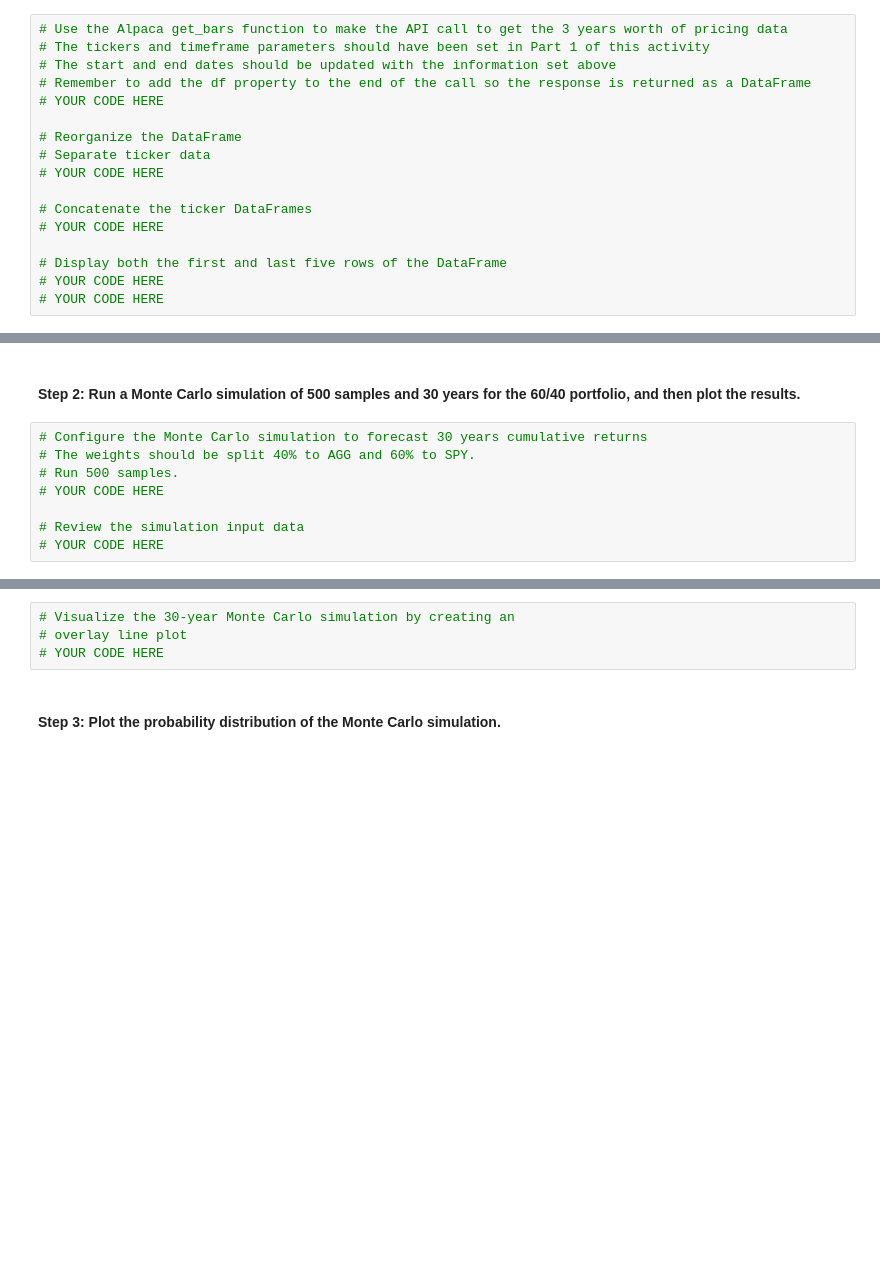
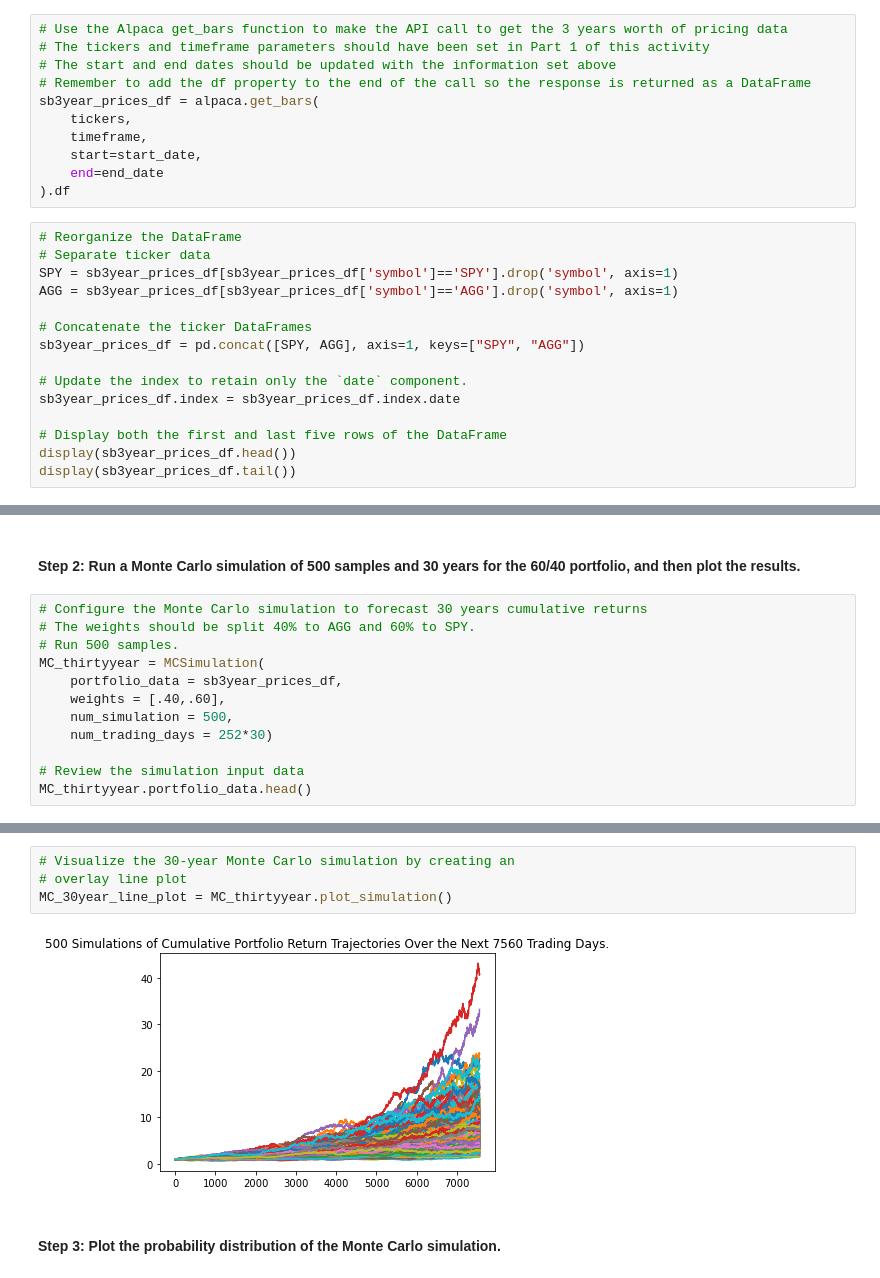
Before and after one commit to MC-Stream/The-Silver-Room, a Jupyter notebook: Module5-C/Starter_Code/financial_planning_tools.ipynb, the cells around one changed output, grey strips where cells are left out. Cells and saved outputs as stored; diff of their text form; blank space fills up the shorter version.

```diff
--- a/Module5-C/Starter_Code/financial_planning_tools.ipynb
+++ b/Module5-C/Starter_Code/financial_planning_tools.ipynb
@@ -437,15 +437,24 @@ In this section, you’ll use the MCForecastTools library to create a Monte Carl
 # The tickers and timeframe parameters should have been set in Part 1 of this activity
 # The start and end dates should be updated with the information set above
 # Remember to add the df property to the end of the call so the response is returned as a DataFrame
-# YOUR CODE HERE
-
-# Reorganize the DataFrame
-# Separate ticker data
-# YOUR CODE HERE
-
-# Concatenate the ticker DataFrames
-# YOUR CODE HERE
-
-# Display both the first and last five rows of the DataFrame
-# YOUR CODE HERE
-# YOUR CODE HERE
+sb3year_prices_df = alpaca.get_bars(
+    tickers,
+    timeframe,
+    start=start_date,
+    end=end_date
+).df
+# %%
+# Reorganize the DataFrame
+# Separate ticker data
+SPY = sb3year_prices_df[sb3year_prices_df['symbol']=='SPY'].drop('symbol', axis=1)
+AGG = sb3year_prices_df[sb3year_prices_df['symbol']=='AGG'].drop('symbol', axis=1)
+
+# Concatenate the ticker DataFrames
+sb3year_prices_df = pd.concat([SPY, AGG], axis=1, keys=["SPY", "AGG"])
+
+# Update the index to retain only the `date` component.
+sb3year_prices_df.index = sb3year_prices_df.index.date
+
+# Display both the first and last five rows of the DataFrame
+display(sb3year_prices_df.head())
+display(sb3year_prices_df.tail())
@@ -455,7 +479,11 @@ In this section, you’ll use the MCForecastTools library to create a Monte Carl
 # Configure the Monte Carlo simulation to forecast 30 years cumulative returns
 # The weights should be split 40% to AGG and 60% to SPY.
 # Run 500 samples.
-# YOUR CODE HERE
+MC_thirtyyear = MCSimulation(
+    portfolio_data = sb3year_prices_df,
+    weights = [.40,.60],
+    num_simulation = 500,
+    num_trading_days = 252*30)
 
 # Review the simulation input data
-# YOUR CODE HERE
+MC_thirtyyear.portfolio_data.head()
@@ -465,7 +532,9 @@ In this section, you’ll use the MCForecastTools library to create a Monte Carl
 # %%
 # Visualize the 30-year Monte Carlo simulation by creating an
 # overlay line plot
-# YOUR CODE HERE
+MC_30year_line_plot = MC_thirtyyear.plot_simulation()
+# %% [output]
+[figure, added]
 # %% [markdown]
 #### Step 3: Plot the probability distribution of the Monte Carlo simulation.
 # %%
```
Also changed, not shown: parts of 12 cells of this notebook.
